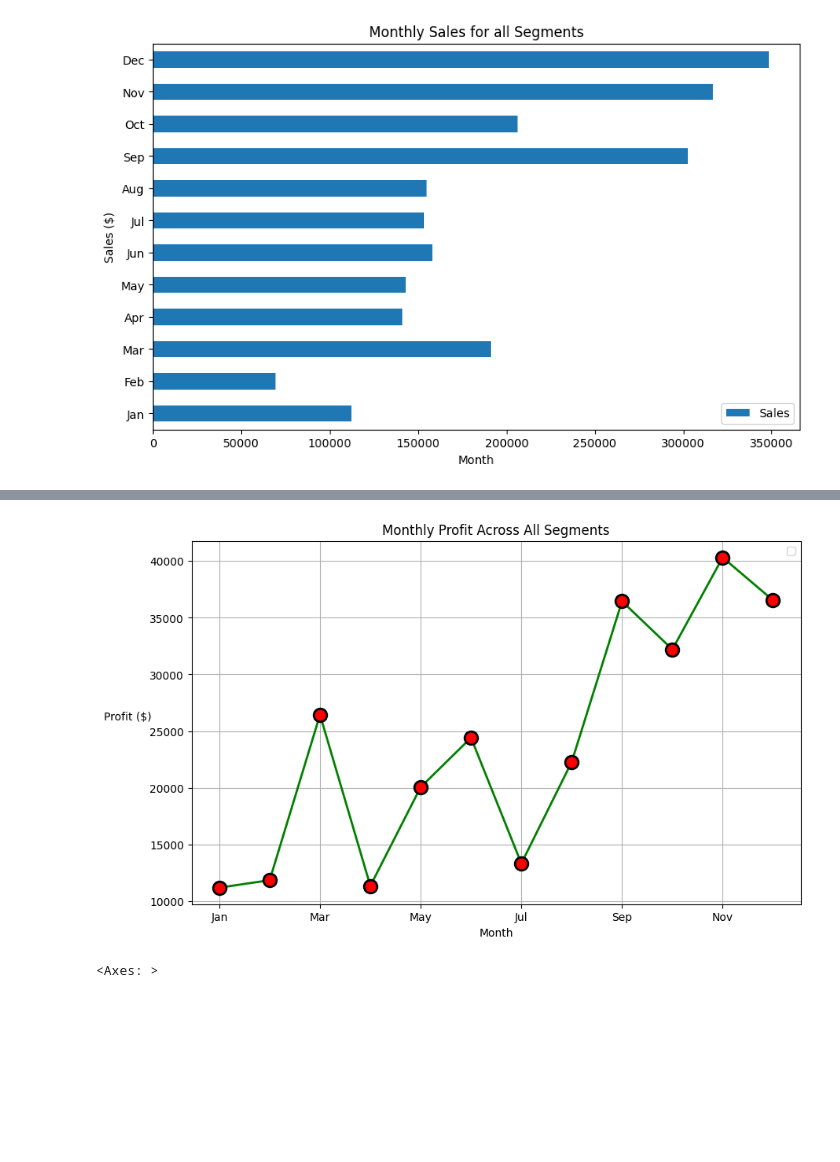
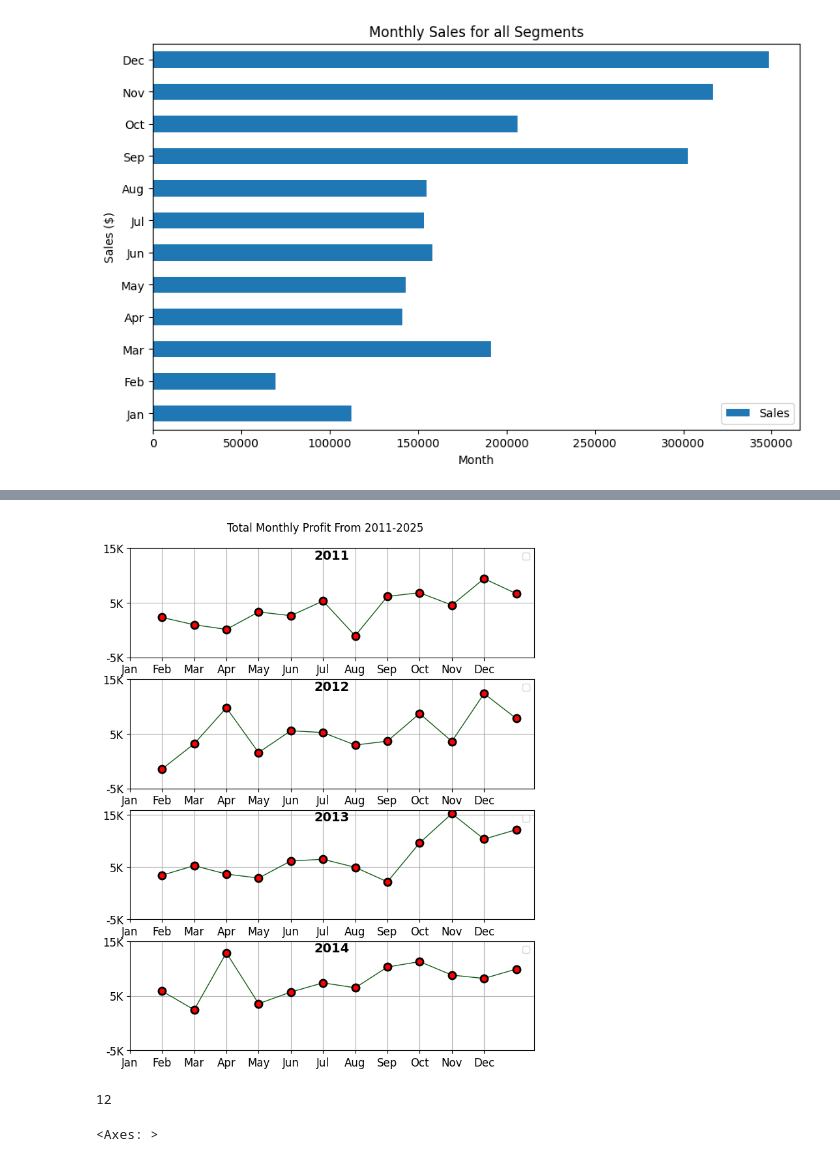
Before and after one commit to manipuppeteer/Data-Analysis-Project-DataCraft, a Jupyter notebook: superstore_sales/sales_analyis.ipynb, the cells around one changed output, grey strips where cells are left out. Drawn from its saved outputs; the diff is of its cells as text; code cells hidden in the pictures; blank space fills up the shorter version.

```diff
--- a/superstore_sales/sales_analyis.ipynb
+++ b/superstore_sales/sales_analyis.ipynb
@@ -239,28 +301,39 @@ plt.show()
 # %%
-# Create figure and axes first
-fig, ax = plt.subplots(figsize=(10, 6))
+fontdict_title = {'fontsize': 18, 'fontweight': 'bold'}
+fontdict_labels = {'fontsize': 14, 'fontweight': 'bold'}
+fig, ax = plt.subplots(4, 1, figsize=(8, 10))
 month_names = ['Jan', 'Feb', 'Mar', 'Apr', 'May', 'Jun', 'Jul', 'Aug', 'Sep', 'Oct', 'Nov', 'Dec']
-
-monthly_sales = df.groupby('Ship Month').agg({'Profit':'sum'})
-monthly_sales.index = month_names
-monthly_sales.plot(
+years = [2011,2012,2013,2014]
+years.sort()
+fig.suptitle('Total Monthly Profit From 2011-2025', fontdict=fontdict_title, y=0.92)
+for i, year in enumerate(years):
+    df_year = df[df['Ship Year'] == year]
+    monthly_sales = df_year.groupby('Ship Month').agg({'Profit':'sum'})
+   # monthly_sales.index = month_names
+    monthly_sales.plot(
                 kind='line',
-                ax=ax,
-                color ='green',
-                lw = 2,
+                ax=ax[i],
+                color ="#105D14",
+                lw = 1,
                 marker='o',
                 markerfacecolor='red',
                 markeredgewidth=2,
-                markersize=12,
+                markersize=8,
                 markeredgecolor='black',
                 grid = 'True')
+    ax[i].set_title(f'{year}', fontdict=fontdict_labels, pad = 0, y =0.90)
+    #ax[i].set_ylabel('Profit ($)', rotation=0, labelpad=40, fontdict=fontdict_labels,)
+    ax[i].set_xlabel('')
+    ax[i].set_xticks(range(len(month_names)))
+    ax[i].set_xticklabels(month_names, fontsize=12)
+    # Set y-ticks with larger intervals and K format
+    ax[i].set_yticks(range(-5000, 20001, 10000))
+    ax[i].set_yticklabels([f'{x/1000:.0f}K' for x in ax[i].get_yticks()], fontsize=12)
+    ax[i].legend('')
 
-# Customize the plot
-ax.set_title('Monthly Profit Across All Segments')
-ax.set_ylabel('Profit ($)', rotation=0, labelpad=20)
-ax.set_xlabel('Month')
-ax.legend('')
+ax[2].set_yticks(range(-5000, 21000, 10000))
+ax[2].set_yticklabels([f'{x/1000:.0f}K' for x in ax[2].get_yticks()], fontsize=12)
 
 plt.show()
 # %% [output]
-[figure, old version]
+[figure, new version]
@@ -267,3 +353,7 @@ plt.show()
+# %%
+month_names.__len__()
+# %% [output]
+12
 # %%
 df['Profit'].plot(kind = 'line', x='Ship Date')
 # %% [output]
```
Also changed, not shown: parts of 31 cells of this notebook, 1 other file.
